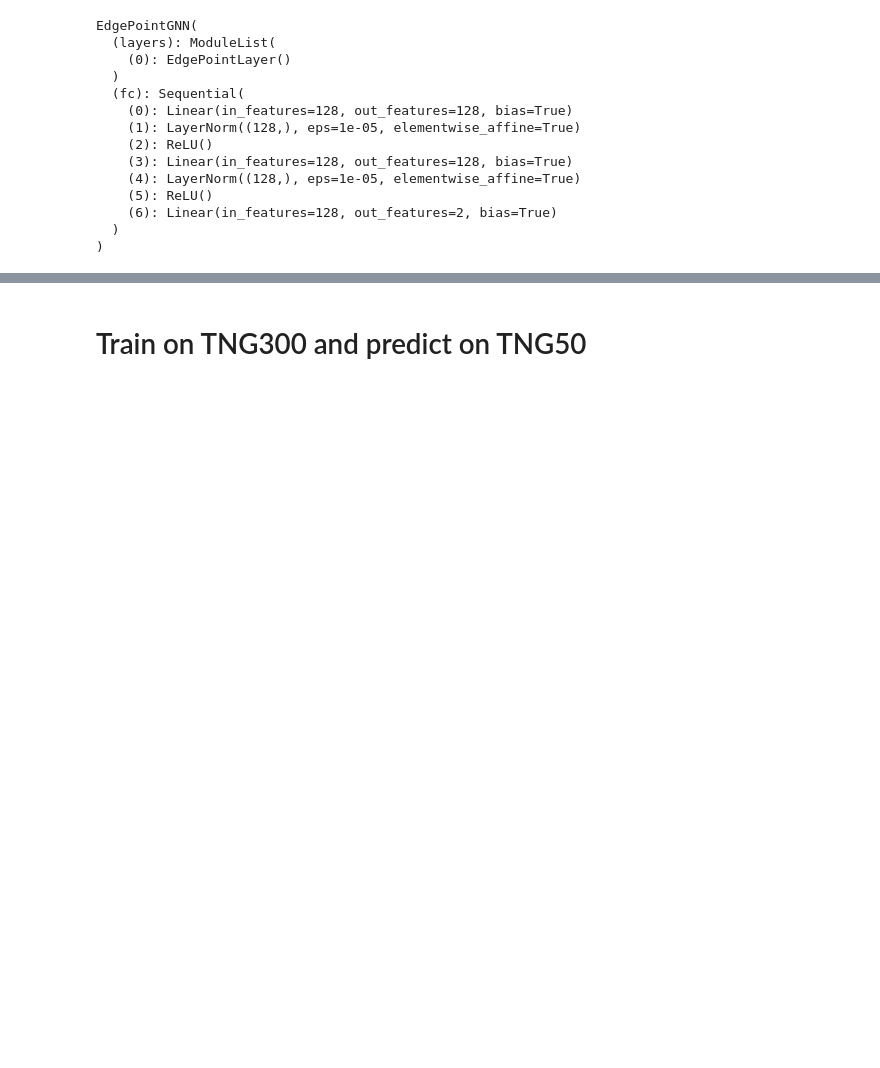
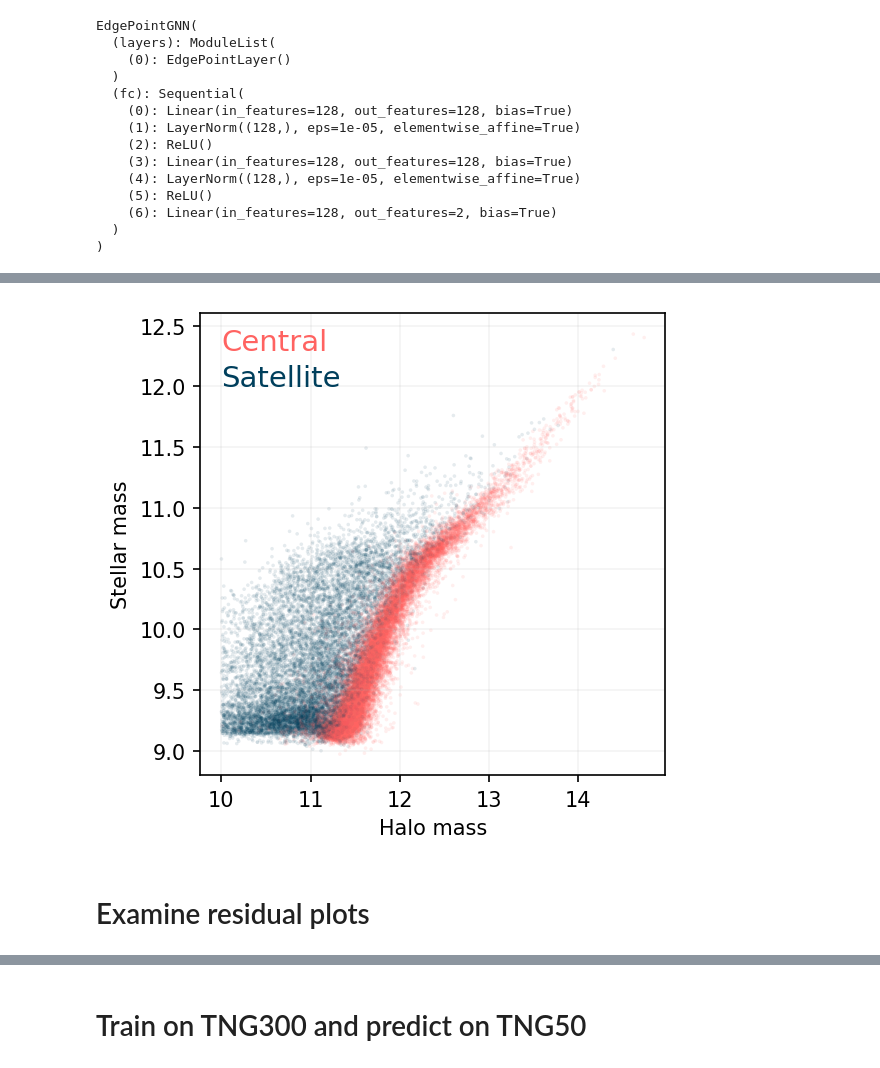
Before and after one commit to jwuphysics/halo-gnns, a Jupyter notebook: notebook/cosmic-web-painting-on-galaxies.ipynb, the cells around one changed output, grey strips where cells are left out. Saved outputs shown, nothing was run; the diff lists cells and outputs as text; code cells hidden in the pictures; blank space fills up the shorter version.

```diff
--- a/notebook/cosmic-web-painting-on-galaxies.ipynb
+++ b/notebook/cosmic-web-painting-on-galaxies.ipynb
@@ -902,0 +1163,32 @@ df.to_csv(f"{ROOT}/results/painting-galaxies/validation.csv", index=False)
+# %%
+batch_size = 36
+
+data_train = data[:-train_test_frac_split]
+data_valid = data[-train_test_frac_split:]
+
+train_loader = DataLoader(data_train, batch_size=batch_size, shuffle=True)
+valid_loader = DataLoader(data_valid, batch_size=batch_size, shuffle=False)
+# %%
+_, _, p_valid, y_valid, logvar_p = validate(valid_loader, model, device)
+
+p_valid = p_valid.reshape((-1, 1))
+
+p_log_Mstar = p_valid[:, 0]
+y_log_Mstar = y_valid[:, 0]
+
+# for plotting purposes
+log_Mhalo = np.concatenate([d.x[:, -2] for d in data_valid])
+is_central = np.concatenate([d.is_central for d in data_valid])
+# %%
+# sanity check
+sc_kwargs = dict(s=3, edgecolor="none", alpha=0.1)
+
+plt.figure(figsize=(4,4), dpi=150)
+plt.scatter(log_Mhalo, p_log_Mstar, c=np.where(is_central, c3, c0), **sc_kwargs)
+plt.text(10, 12.3, "Central", color=c3, fontsize=14)
+plt.text(10, 12., "Satellite", color=c0, fontsize=14)
+plt.xlabel("Halo mass")
+plt.ylabel("Stellar mass")
+plt.grid(alpha=0.15)
+# %% [output]
+[figure, added]
@@ -902,0 +1201,2 @@ df.to_csv(f"{ROOT}/results/painting-galaxies/validation.csv", index=False)
+# %% [markdown]
+# Examine residual plots
```
Also changed, not shown: parts of 39 cells of this notebook.
